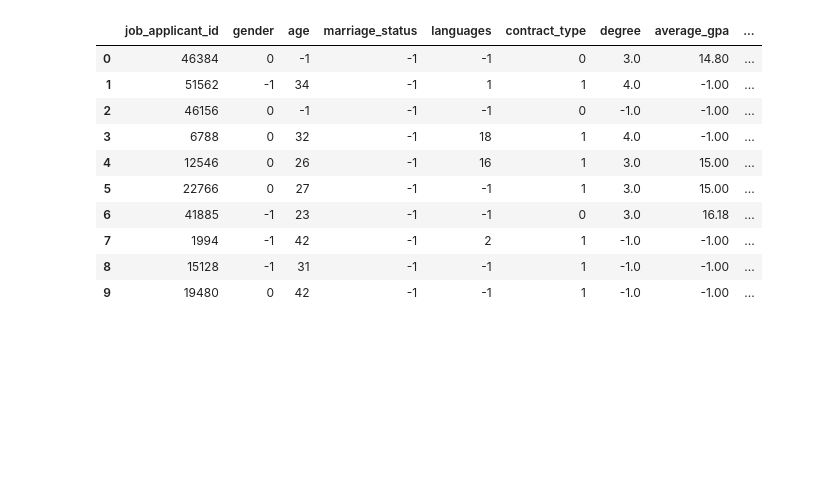
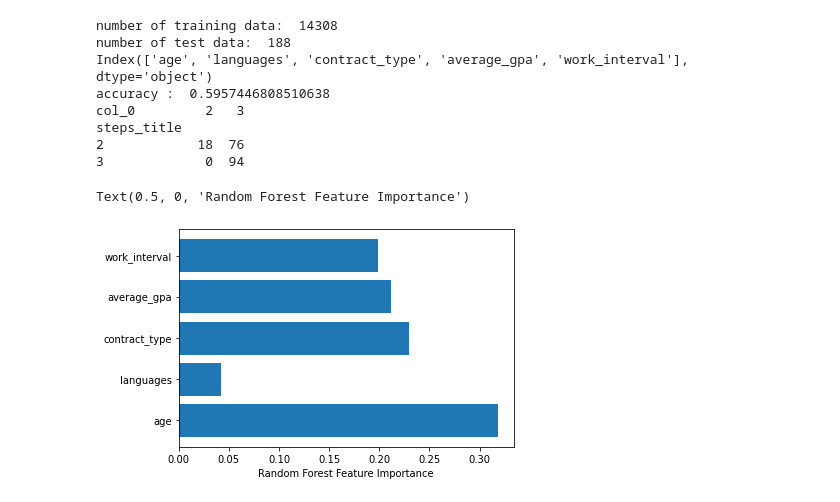
Before and after one commit to narsan/sanjeman, a Jupyter notebook: random_forest.ipynb, the cells around one changed output. Drawn from its saved outputs; the diff is of its cells as text; code cells hidden in the pictures; blank space fills up the shorter version.

```diff
--- a/random_forest.ipynb
+++ b/random_forest.ipynb
@@ -50,55 +50,54 @@ def convert_nans(df):
 
 
 
 my_cursor.execute('select distinct steps_title from useful_data')
 for item in my_cursor:
     steps_title_list.append(item)
 
 
 for title in steps_title_list:
     if title[0] == 'نیازمند تعیین وضعیت':
         d_steps_title[title[0]] = 0
     elif title[0] == 'تایید برای مصاحبه':
         d_steps_title[title[0]] = 1
     elif title[0] == 'استخدام شده':
         d_steps_title[title[0]] = 2
     elif title[0] == 'رد شده':
         d_steps_title[title[0]] = 3
     elif title[0] == 'انصراف از مصاحبه':
         d_steps_title[title[0]] = 4
     else:
         d_steps_title[title[0]] = 6
 
 np.random.seed(0)
 df_train = pd.read_csv("train.csv")
 df_test = pd.read_csv("test.csv")
 df_train['steps_title'] = df_train['steps_title'].map(d_steps_title)
 df_test['steps_title'] = df_test['steps_title'].map(d_steps_title)
 convert_nans(df_train)
 convert_nans(df_test)
-df_test.head(10)
-# print('number of training data: ' , len(df_train))
-# print('number of test data: ' , len(df_test))
-# features_train = df_train.columns[1:9]
-# features_test = df_test.columns[1:9]
-# clf = RandomForestClassifier(n_jobs=2 , random_state=0)
-# clf.fit(df_train[features_train] , df_train['steps_title'])
-# y = clf.predict(df_test[features_test])
-# x = df_test['steps_title']
-# print("accuracy : ", accuracy_score(x, y))
-# print(pd.crosstab(x, y))
-# sorted_idx = clf.feature_importances_
-# plt.barh(features_test, clf.feature_importances_)
-# plt.xlabel("Random Forest Feature Importance")
+print('number of training data: ' , len(df_train))
+print('number of test data: ' , len(df_test))
+features_train = df_train.columns[[2 , 4 , 5 , 7 , 10]]
+features_test = df_test.columns[[2 , 4 , 5 , 7 , 10]]
+print(features_test)
+clf = RandomForestClassifier(n_jobs=2 , random_state=0)
+clf.fit(df_train[features_train] , df_train['steps_title'])
+y = clf.predict(df_test[features_test])
+x = df_test['steps_title']
+print("accuracy : ", accuracy_score(x, y))
+print(pd.crosstab(x, y))
+sorted_idx = clf.feature_importances_
+plt.barh(features_test, clf.feature_importances_)
+plt.xlabel("Random Forest Feature Importance")
 # %% [output]
-|  | job_applicant_id | gender | age | marriage_status | languages | contract_type | degree | average_gpa | ... |
-| 0 | 46384 | 0 | -1 | -1 | -1 | 0 | 3.0 | 14.80 | ... |
-| 1 | 51562 | -1 | 34 | -1 | 1 | 1 | 4.0 | -1.00 | ... |
-| 2 | 46156 | 0 | -1 | -1 | -1 | 0 | -1.0 | -1.00 | ... |
-| 3 | 6788 | 0 | 32 | -1 | 18 | 1 | 4.0 | -1.00 | ... |
-| 4 | 12546 | 0 | 26 | -1 | 16 | 1 | 3.0 | 15.00 | ... |
-| 5 | 22766 | 0 | 27 | -1 | -1 | 1 | 3.0 | 15.00 | ... |
-| 6 | 41885 | -1 | 23 | -1 | -1 | 0 | 3.0 | 16.18 | ... |
-| 7 | 1994 | -1 | 42 | -1 | 2 | 1 | -1.0 | -1.00 | ... |
-| 8 | 15128 | -1 | 31 | -1 | -1 | 1 | -1.0 | -1.00 | ... |
-| 9 | 19480 | 0 | 42 | -1 | -1 | 1 | -1.0 | -1.00 | ... |
+number of training data:  14308
+number of test data:  188
+Index(['age', 'languages', 'contract_type', 'average_gpa', 'work_interval'], dtype='object')
+accuracy :  0.5957446808510638
+col_0         2   3
+steps_title
+2            18  76
+3             0  94
+Text(0.5, 0, 'Random Forest Feature Importance')
+[figure, added]
```
Also changed, not shown: 4 other files.
